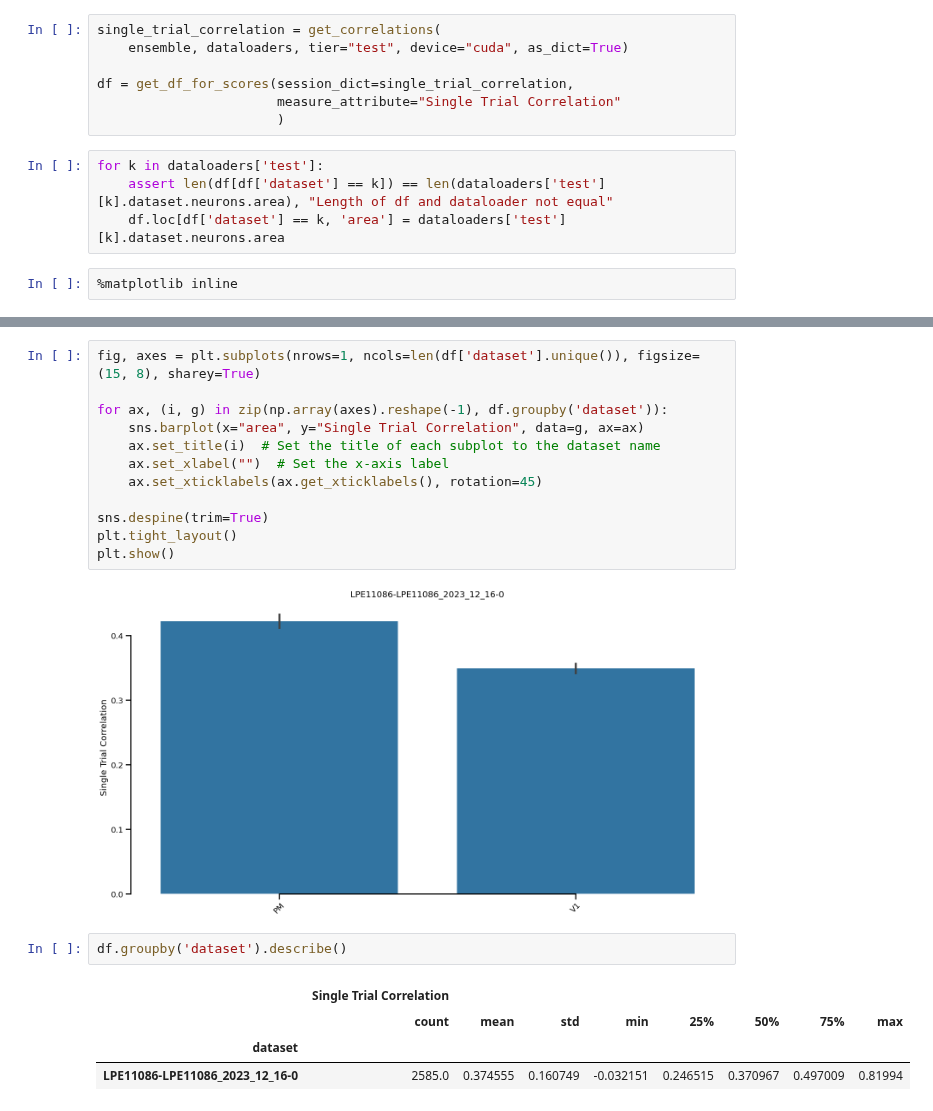
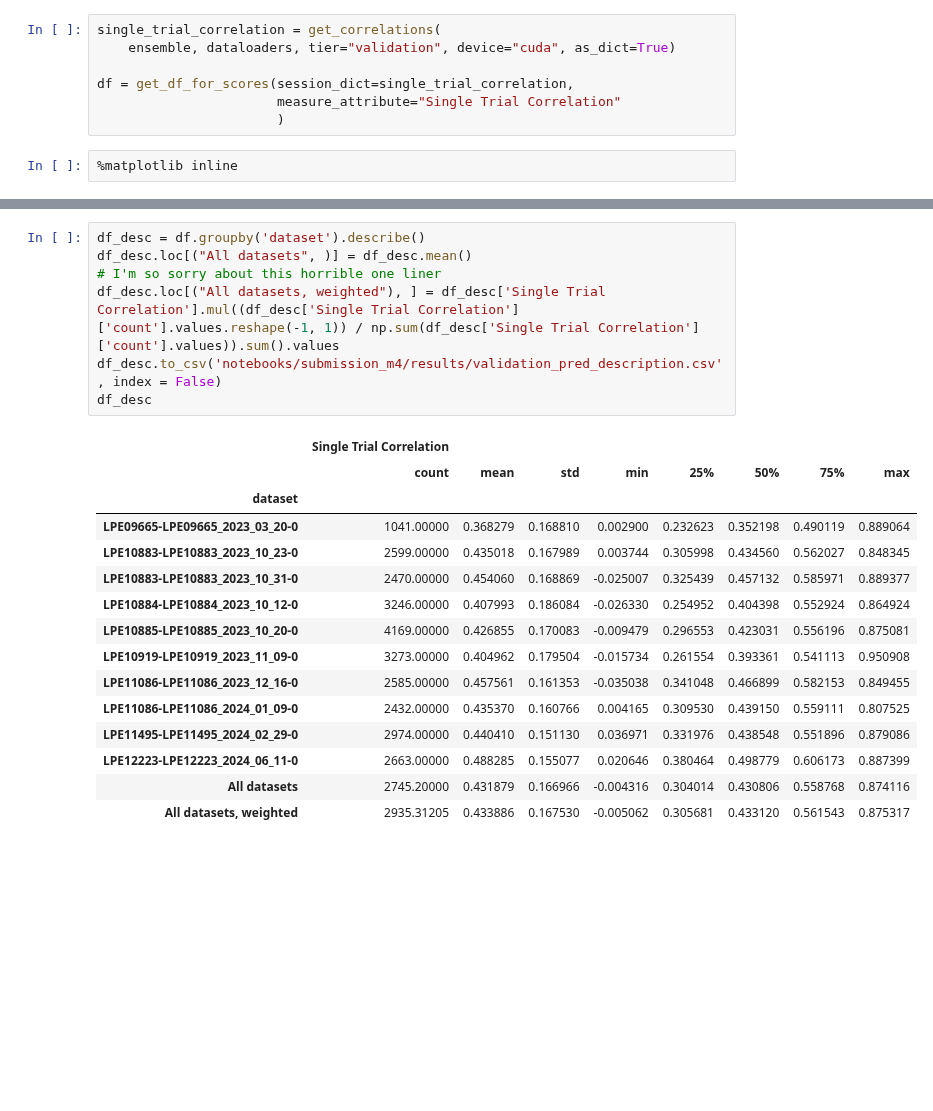
Before and after one commit to ananaphasia/adrian_sensorium, a Jupyter notebook: notebooks/submission_m4/03_evaluate_and_submit.ipynb, the cells around one changed output, grey strips where cells are left out. Saved outputs shown, nothing was run; the diff lists cells and outputs as text; blank space fills up the shorter version.

```diff
--- a/notebooks/submission_m4/03_evaluate_and_submit.ipynb
+++ b/notebooks/submission_m4/03_evaluate_and_submit.ipynb
@@ -119,15 +126,11 @@ from sensorium.utility.measure_helpers import get_df_for_scores
 #### Test data
 # %%
 single_trial_correlation = get_correlations(
-    ensemble, dataloaders, tier="test", device="cuda", as_dict=True)
+    ensemble, dataloaders, tier="validation", device="cuda", as_dict=True)
 
 df = get_df_for_scores(session_dict=single_trial_correlation,
                        measure_attribute="Single Trial Correlation"
                        )
-# %%
-for k in dataloaders['test']:
-    assert len(df[df['dataset'] == k]) == len(dataloaders['test'][k].dataset.neurons.area), "Length of df and dataloader not equal"
-    df.loc[df['dataset'] == k, 'area'] = dataloaders['test'][k].dataset.neurons.area
 # %%
 %matplotlib inline
 # %%
@@ -176,21 +157,23 @@ sns.despine(trim=True)
-# %%
-fig, axes = plt.subplots(nrows=1, ncols=len(df['dataset'].unique()), figsize=(15, 8), sharey=True)
-
-for ax, (i, g) in zip(np.array(axes).reshape(-1), df.groupby('dataset')):
-    sns.barplot(x="area", y="Single Trial Correlation", data=g, ax=ax)
-    ax.set_title(i)  # Set the title of each subplot to the dataset name
-    ax.set_xlabel("")  # Set the x-axis label
-    ax.set_xticklabels(ax.get_xticklabels(), rotation=45)
-
-sns.despine(trim=True)
-plt.tight_layout()
-plt.show()
-# %% [output]
-[figure, removed]
 # %%
-df.groupby('dataset').describe()
+df_desc = df.groupby('dataset').describe()
+df_desc.loc[("All datasets", )] = df_desc.mean()
+# I'm so sorry about this horrible one liner
+df_desc.loc[("All datasets, weighted"), ] = df_desc['Single Trial Correlation'].mul((df_desc['Single Trial Correlation']['count'].values.reshape(-1, 1)) / np.sum(df_desc['Single Trial Correlation']['count'].values)).sum().values
+df_desc.to_csv('notebooks/submission_m4/results/validation_pred_description.csv', index = False)
+df_desc
 # %% [output]
 |  | Single Trial Correlation |  |  |  |  |  |  |  |
 |  | count | mean | std | min | 25% | 50% | 75% | max |
 | dataset |  |  |  |  |  |  |  |  |
-| LPE11086-LPE11086_2023_12_16-0 | 2585.0 | 0.374555 | 0.160749 | -0.032151 | 0.246515 | 0.370967 | 0.497009 | 0.81994 |
+| LPE09665-LPE09665_2023_03_20-0 | 1041.00000 | 0.368279 | 0.168810 | 0.002900 | 0.232623 | 0.352198 | 0.490119 | 0.889064 |
+| LPE10883-LPE10883_2023_10_23-0 | 2599.00000 | 0.435018 | 0.167989 | 0.003744 | 0.305998 | 0.434560 | 0.562027 | 0.848345 |
+| LPE10883-LPE10883_2023_10_31-0 | 2470.00000 | 0.454060 | 0.168869 | -0.025007 | 0.325439 | 0.457132 | 0.585971 | 0.889377 |
+| LPE10884-LPE10884_2023_10_12-0 | 3246.00000 | 0.407993 | 0.186084 | -0.026330 | 0.254952 | 0.404398 | 0.552924 | 0.864924 |
+| LPE10885-LPE10885_2023_10_20-0 | 4169.00000 | 0.426855 | 0.170083 | -0.009479 | 0.296553 | 0.423031 | 0.556196 | 0.875081 |
+| LPE10919-LPE10919_2023_11_09-0 | 3273.00000 | 0.404962 | 0.179504 | -0.015734 | 0.261554 | 0.393361 | 0.541113 | 0.950908 |
+| LPE11086-LPE11086_2023_12_16-0 | 2585.00000 | 0.457561 | 0.161353 | -0.035038 | 0.341048 | 0.466899 | 0.582153 | 0.849455 |
+| LPE11086-LPE11086_2024_01_09-0 | 2432.00000 | 0.435370 | 0.160766 | 0.004165 | 0.309530 | 0.439150 | 0.559111 | 0.807525 |
+| LPE11495-LPE11495_2024_02_29-0 | 2974.00000 | 0.440410 | 0.151130 | 0.036971 | 0.331976 | 0.438548 | 0.551896 | 0.879086 |
+| LPE12223-LPE12223_2024_06_11-0 | 2663.00000 | 0.488285 | 0.155077 | 0.020646 | 0.380464 | 0.498779 | 0.606173 | 0.887399 |
+| All datasets | 2745.20000 | 0.431879 | 0.166966 | -0.004316 | 0.304014 | 0.430806 | 0.558768 | 0.874116 |
+| All datasets, weighted | 2935.31205 | 0.433886 | 0.167530 | -0.005062 | 0.305681 | 0.433120 | 0.561543 | 0.875317 |
```
Also changed, not shown: parts of 8 cells of this notebook.
